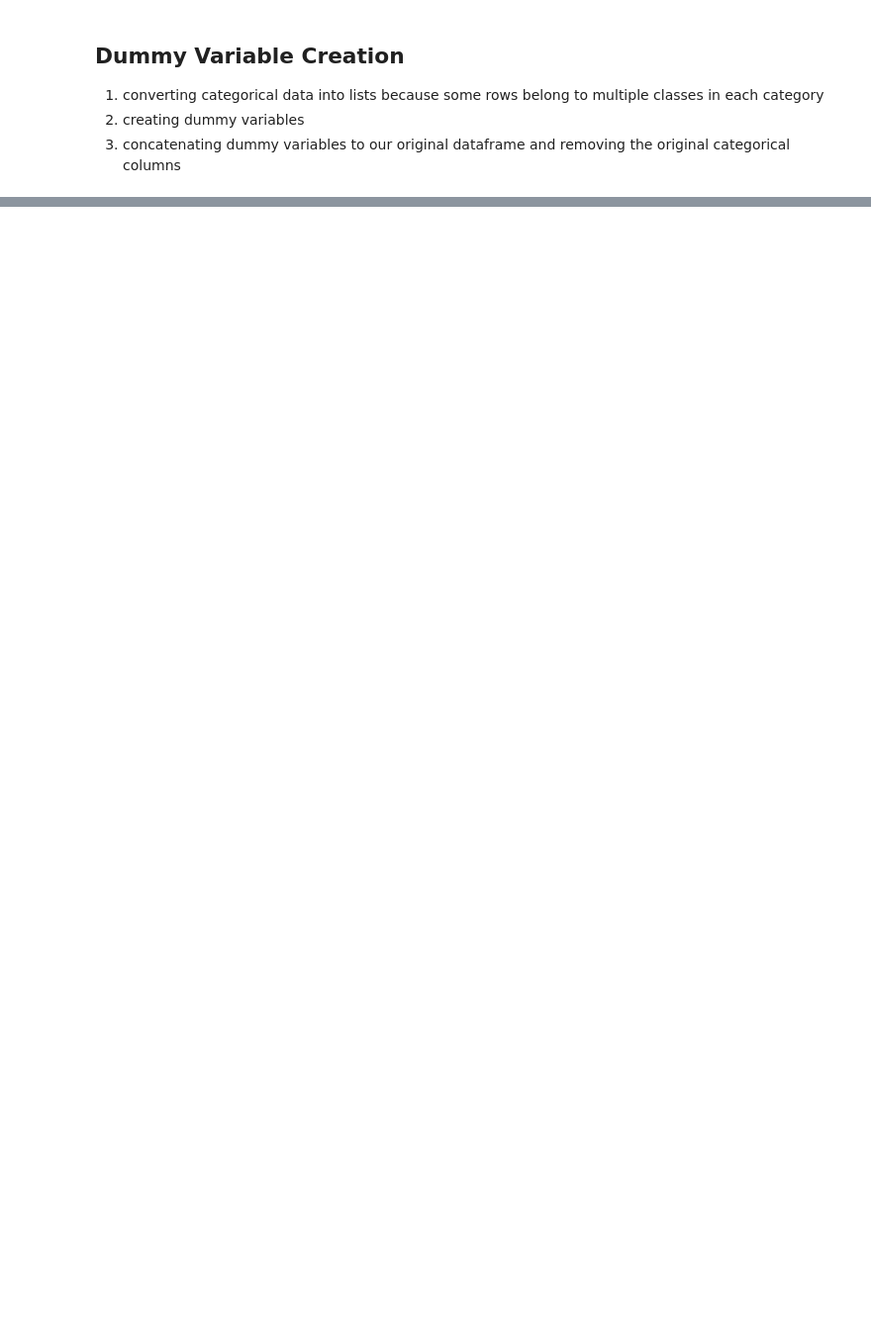
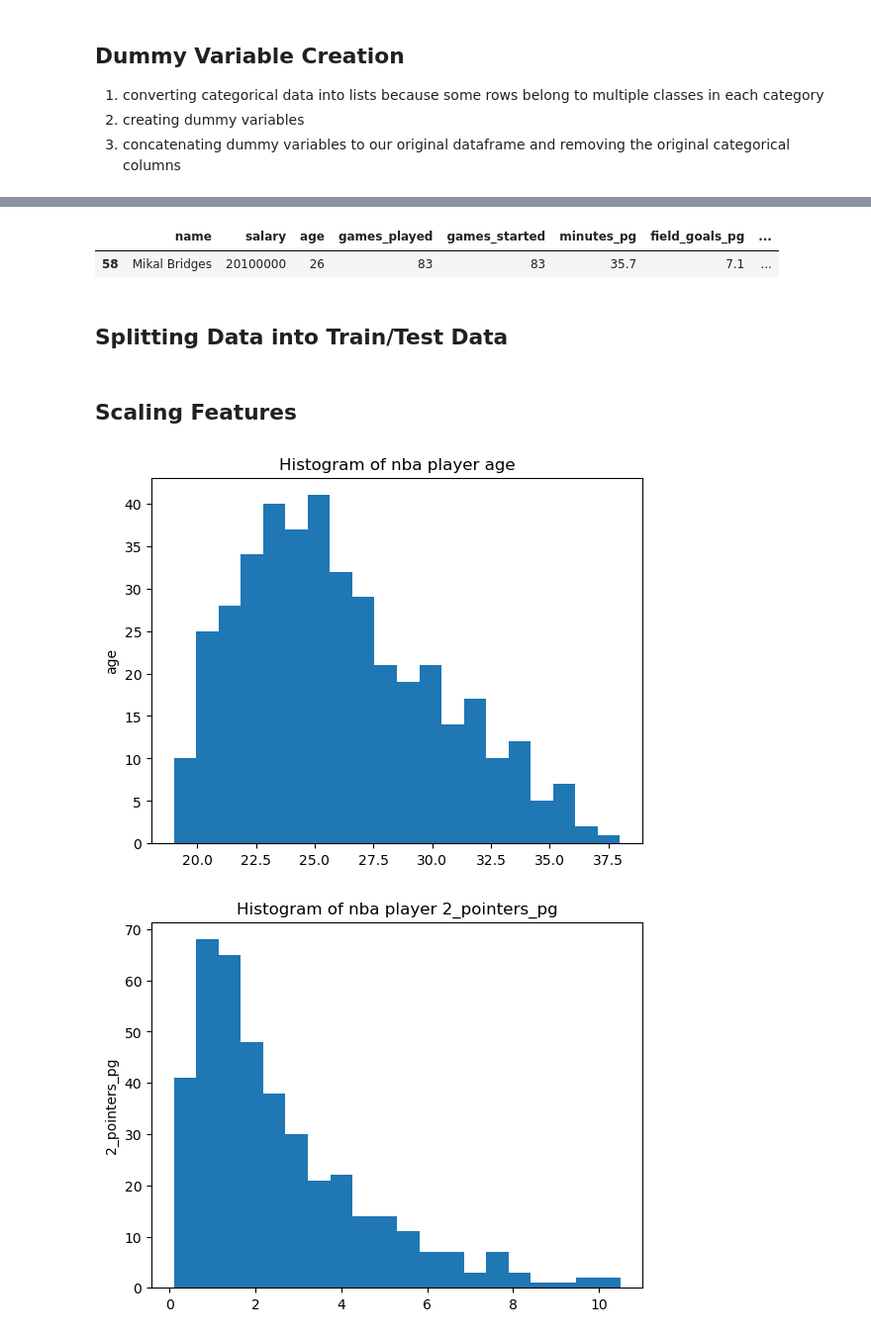
Before and after one commit to acody14/Springboard, a Jupyter notebook: capstone2/capstone2_preprocessing.ipynb, the cells around one changed output, grey strips where cells are left out. Shown at 99% size. Cells and saved outputs as stored; diff of their text form; code cells hidden in the pictures; blank space fills up the shorter version.

```diff
--- a/capstone2/capstone2_preprocessing.ipynb
+++ b/capstone2/capstone2_preprocessing.ipynb
@@ -63,0 +94,31 @@ KeyError: "None of [Index(['position_SF', 'position_SG'], dtype='object')] are i
+# %%
+# looks good
+df_dummies[df_dummies['name'] == 'Mikal Bridges']
+# %% [output]
+|  | name | salary | age | games_played | games_started | minutes_pg | field_goals_pg | ... |
+| 58 | Mikal Bridges | 20100000 | 26 | 83 | 83 | 35.7 | 7.1 | ... |
+# %% [markdown]
+## Splitting Data into Train/Test Data
+# %%
+# features from previous notebook
+features = ['age','2_pointers_pg','3_pointers_pg','free_throws_pg','assists_pg','points_pg', 'minutes_pg']
+
+X = df_dummies[features].values
+y = df_dummies['salary'].values
+
+# we don't need to stratify because this data is necessarily balanced
+X_train, X_test, y_train, y_test = train_test_split(X, y, test_size = 0.3, random_state=12)
+# %% [markdown]
+## Scaling Features
+# %%
+# features from previous notebook
+for i in features:
+    plt.hist(df[i], bins=20)
+    plt.ylabel('{}'.format(i))
+    plt.title('Histogram of nba player {}'.format(i))
+    plt.show()
+
+#since the data is right skewed I think a log transformation would be best
+# %% [output]
+[figure, added]
+[figure, added]
```
Also changed, not shown: parts of 15 cells of this notebook.
